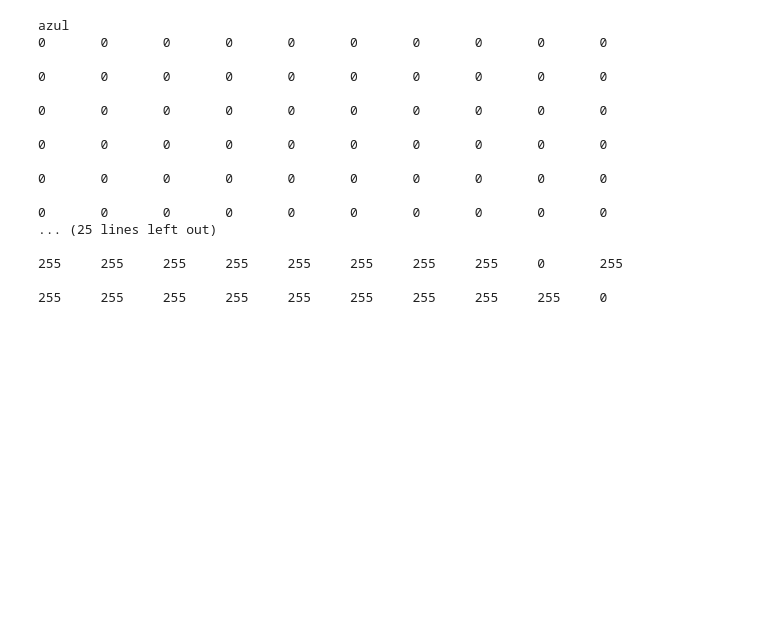
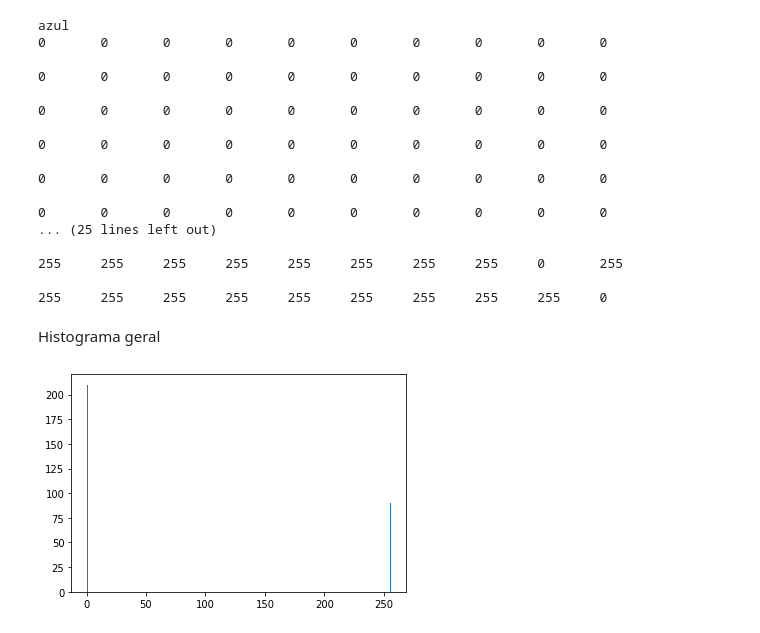
Before and after one commit to BiancaBianchi/FATEC_ROBOTICA, a Jupyter notebook: Aula4.ipynb, the cells around one changed output. Drawn from its saved outputs; the diff is of its cells as text; code cells hidden in the pictures; blank space fills up the shorter version.

```diff
--- a/Aula4.ipynb
+++ b/Aula4.ipynb
@@ -87,3 +87,14 @@ azul
 255     255     255     255     255     255     255     255     0       255
 
 255     255     255     255     255     255     255     255     255     0
+# %% [markdown]
+Histograma geral
+# %%
+import cv2
+import matplotlib.pylab as plt
+
+imagem = cv2.imread('img2.png')
+plt.hist(imagem.ravel(), bins = 256, range=[0,256])
+plt.show()
+# %% [output]
+[figure, added]
```
Also changed, not shown: parts of 10 cells of this notebook.
